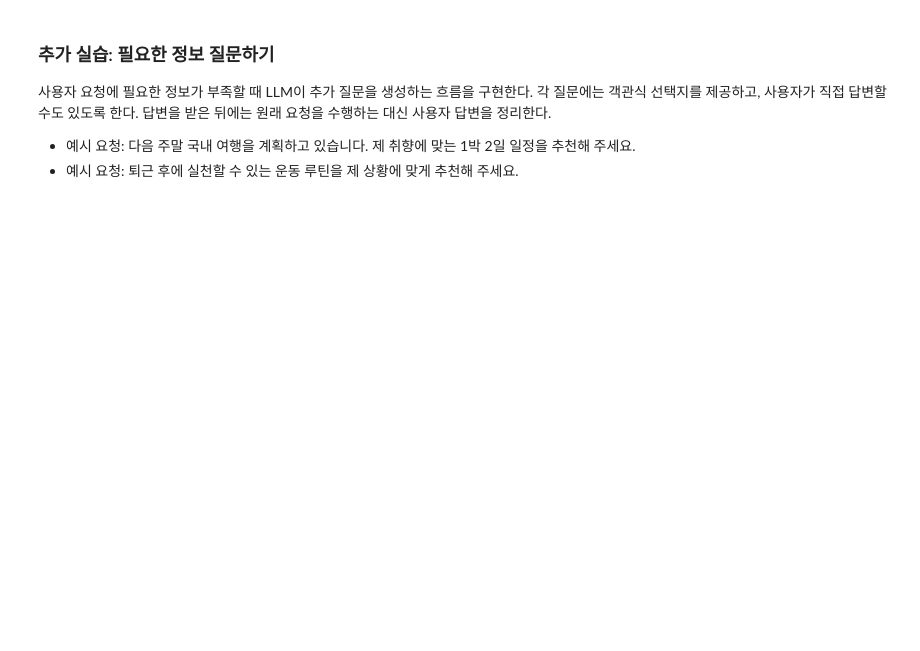
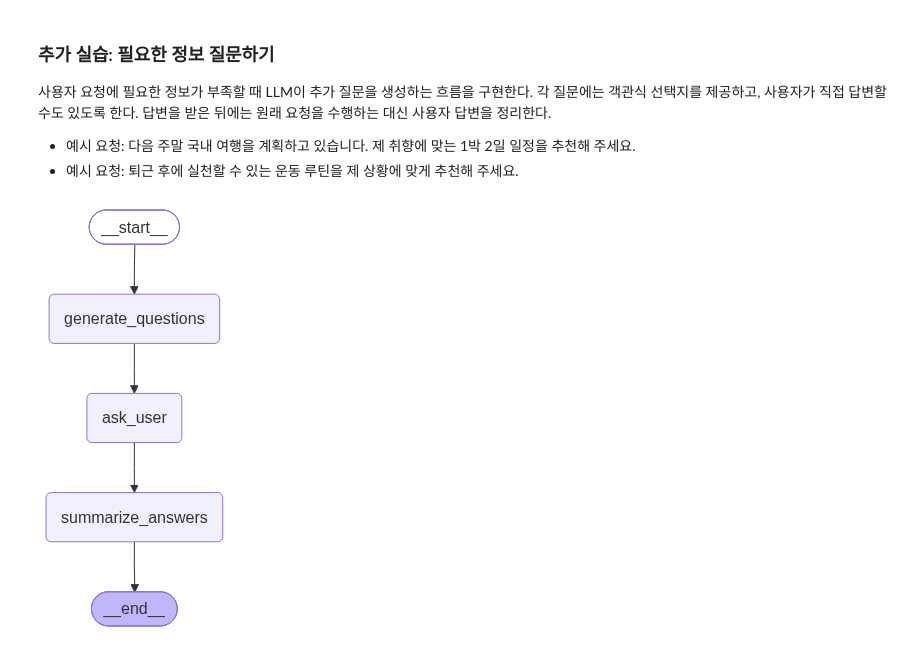
Before and after one commit to Xnarin/my-ai-agent, a Jupyter notebook: langchain_/21-human-in-the-loop.ipynb, the cells around one changed output. Saved outputs shown, nothing was run; the diff lists cells and outputs as text; code cells hidden in the pictures; blank space fills up the shorter version.

```diff
--- a/langchain_/21-human-in-the-loop.ipynb
+++ b/langchain_/21-human-in-the-loop.ipynb
@@ -353,0 +385,5 @@ print(final_response["message"])
+# %%
+from langchain.agents import create_agent
+tools = [publish_post]
+llm = ChatGoogleGenerativeAI(model=MODEL_NAME).bind_tools(tools)
+agent = create_agent(model=llm, tools=tools, checkpointer=MemorySaver())
@@ -496,6 +621,7 @@ print(result["__interrupt__"][0].value)
 # %%
 result = hitl_graph.invoke(
     Command(resume={
+        "action": "approve",
     }),
     config,
 )
@@ -513,0 +741,40 @@ print(*result["completed"], sep="\n")
+# %%
+builder = StateGraph(ClarificationState)
+
+builder.add_node(
+    "generate_questions",
+    generate_questions,
+)
+builder.add_node(
+    "ask_user",
+    ask_user,
+)
+builder.add_node(
+    "summarize_answers",
+    summarize_answers,
+)
+
+builder.add_edge(
+    START,
+    "generate_questions",
+)
+builder.add_edge(
+    "generate_questions",
+    "ask_user",
+)
+builder.add_edge(
+    "ask_user",
+    "summarize_answers",
+)
+builder.add_edge(
+    "summarize_answers",
+    END,
+)
+
+clarification_graph = builder.compile(
+    checkpointer=MemorySaver()
+)
+# %%
+display(Image(clarification_graph.get_graph().draw_mermaid_png()))
+# %% [output]
+[figure, added]
```
Also changed, not shown: parts of 19 cells of this notebook, 35 other files.
